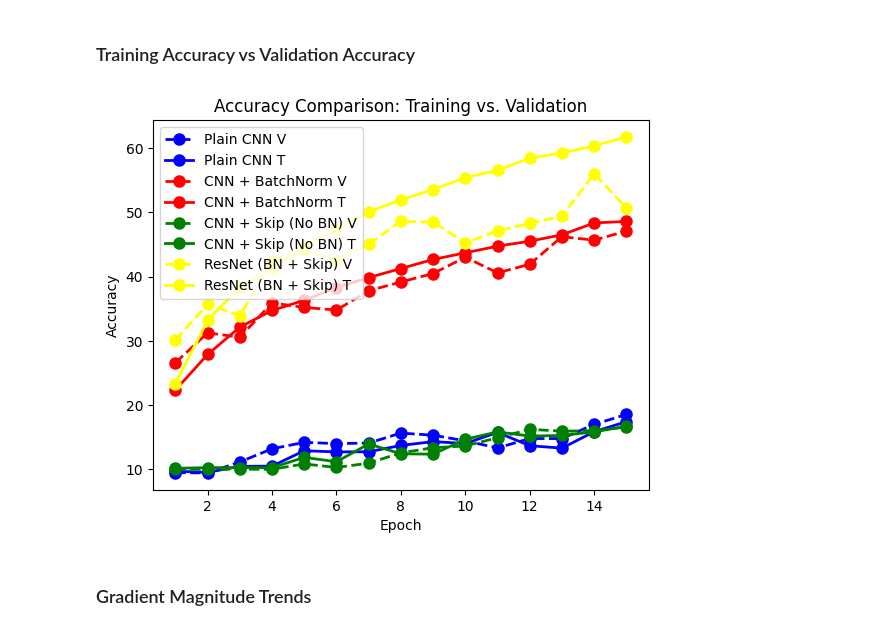
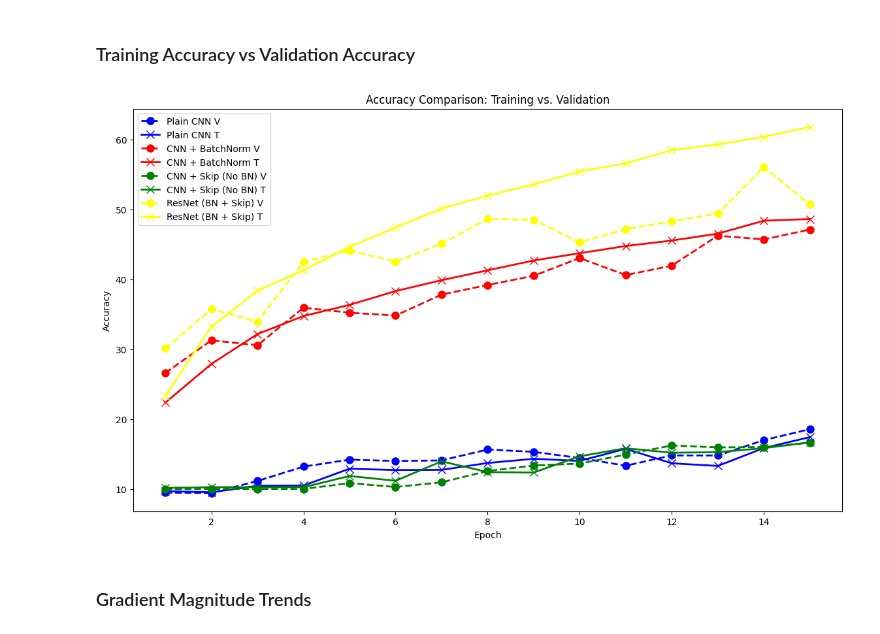
Before and after one commit to ianMuchesia/bn-vs-no-bn-analysis, a Jupyter notebook: notebooks/analysis.ipynb, the cells around one changed output. Drawn from its saved outputs; the diff is of its cells as text; code cells hidden in the pictures.

```diff
--- a/notebooks/analysis.ipynb
+++ b/notebooks/analysis.ipynb
@@ -103,35 +110,41 @@ plt.show()
 # %%
 plain,plain_t= build_accuracy_arrays(plain_training_logs)
 bn,bn_t = build_accuracy_arrays(bn_training_logs)
 skip,skip_t = build_accuracy_arrays(skip_training_logs)
 resnet,resnet_t = build_accuracy_arrays(resnet_training_logs)
 
 # Ensure x is defined for the 15 epochs
 x = list(range(1, len(plain_training_logs) + 1))
 
+plt.figure(figsize=(14,8))
+
 # Plot all four models, adding the 'label' argument for the legend
 plt.plot(x, plain, color='blue', linestyle='--', marker='o', linewidth=2, markersize=8, label="Plain CNN V")
-plt.plot(x, plain_t, color='blue', linestyle='-', marker='o', linewidth=2, markersize=8, label="Plain CNN T")
+plt.plot(x, plain_t, color='blue', linestyle='-', marker='x', linewidth=2, markersize=8, label="Plain CNN T")
 plt.plot(x, bn, color='red', linestyle='--', marker='o', linewidth=2, markersize=8, label="CNN + BatchNorm V")
-plt.plot(x, bn_t, color='red', linestyle='-', marker='o', linewidth=2, markersize=8, label="CNN + BatchNorm T")
+plt.plot(x, bn_t, color='red', linestyle='-', marker='x', linewidth=2, markersize=8, label="CNN + BatchNorm T")
 
 plt.plot(x, skip, color='green', linestyle='--', marker='o', linewidth=2, markersize=8, label="CNN + Skip (No BN) V")
-plt.plot(x, skip_t, color='green', linestyle='-', marker='o', linewidth=2, markersize=8, label="CNN + Skip (No BN) T")
+plt.plot(x, skip_t, color='green', linestyle='-', marker='x', linewidth=2, markersize=8, label="CNN + Skip (No BN) T")
 
 plt.plot(x, resnet, color='yellow', linestyle='--', marker='o', linewidth=2, markersize=8, label="ResNet (BN + Skip) V")
-plt.plot(x, resnet_t, color='yellow', linestyle='-', marker='o', linewidth=2, markersize=8, label="ResNet (BN + Skip) T")
+plt.plot(x, resnet_t, color='yellow', linestyle='-', marker='x', linewidth=2, markersize=8, label="ResNet (BN + Skip) T")
 
 
 plt.xlabel("Epoch")
 plt.ylabel("Accuracy")
 plt.title("Accuracy Comparison: Training vs. Validation")
 
+
+
 # This specific command generates the key using the labels defined above
 plt.legend()
+plt.savefig("./../experiments/accuracy_comparison_curves.png", dpi=300, bbox_inches='tight')
+
 
 plt.show()
 # %% [output]
-[figure, old version]
+[figure, new version]
 # %% [markdown]
 ### Gradient Magnitude Trends
 # %%
```
Also changed, not shown: parts of 26 cells of this notebook, 15 other files.
